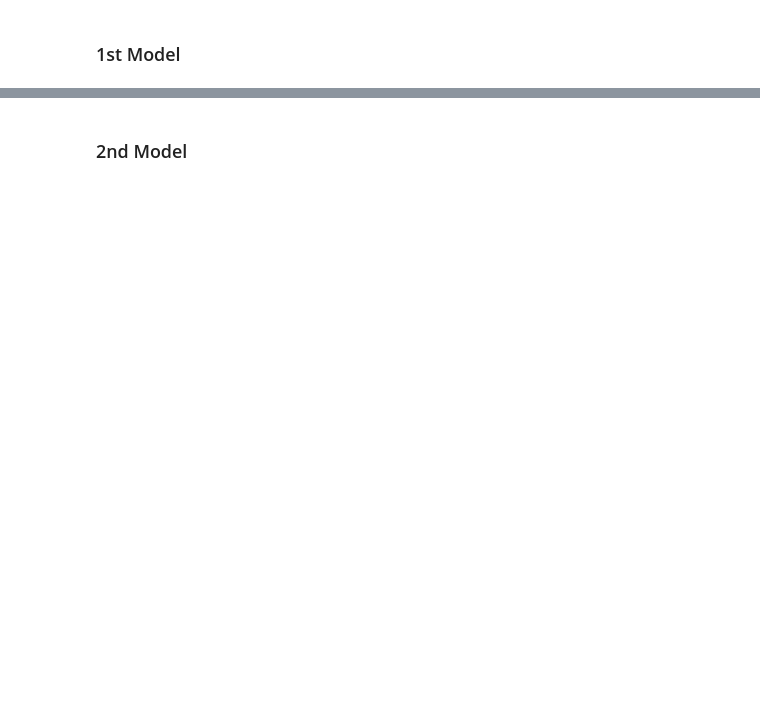
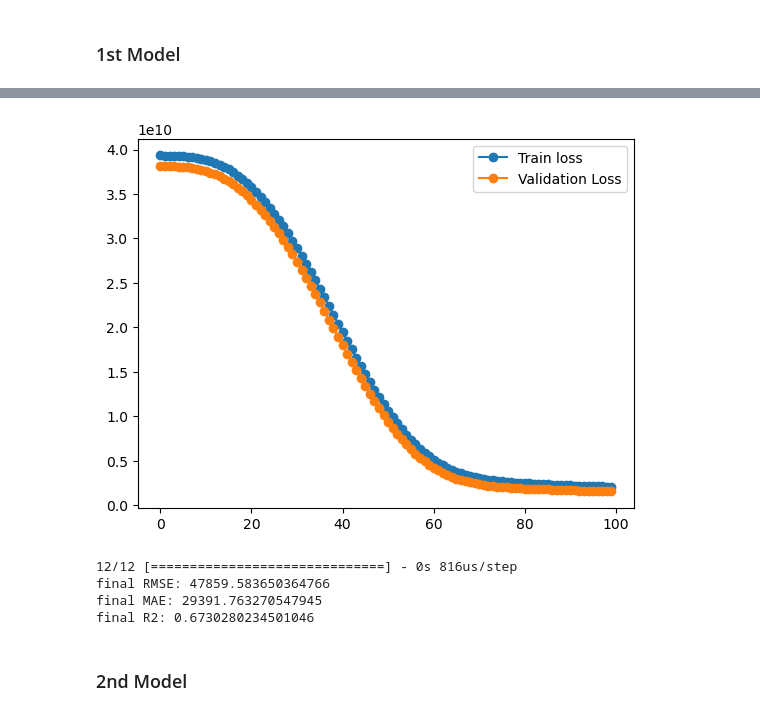
Before and after one commit to IndiaTJohnson/Intro-to-Deep-Learning, a Jupyter notebook: Neural Networks Core.ipynb, the cells around one changed output, grey strips where cells are left out. Drawn from its saved outputs; the diff is of its cells as text; code cells hidden in the pictures; blank space fills up the shorter version.

```diff
--- a/Neural Networks Core.ipynb
+++ b/Neural Networks Core.ipynb
@@ -185,2 +343,23 @@ impute, scale num data, ohe
+# %%
+# Visualize the loss
+fig, ax = plt.subplots()
+ax.plot(history.history['loss'], label='Train loss', marker='o')
+ax.plot(history.history['val_loss'], label='Validation Loss', marker='o')
+ax.legend();
+# %% [output]
+[figure, added]
+# %%
+# evaluate model
+
+y_pred = model.predict(X_test_tf)
+
+print(f'final RMSE: {np.sqrt(mean_squared_error(y_test, y_pred))}')
+print(f'final MAE: {mean_absolute_error(y_test, y_pred)}')
+print(f'final R2: {r2_score(y_test, y_pred)}')
+# %% [output]
+12/12 [==============================] - 0s 816us/step
+final RMSE: 47859.583650364766
+final MAE: 29391.763270547945
+final R2: 0.6730280234501046
 # %% [markdown]
 ### 2nd Model
```
Also changed, not shown: parts of 30 cells of this notebook.
